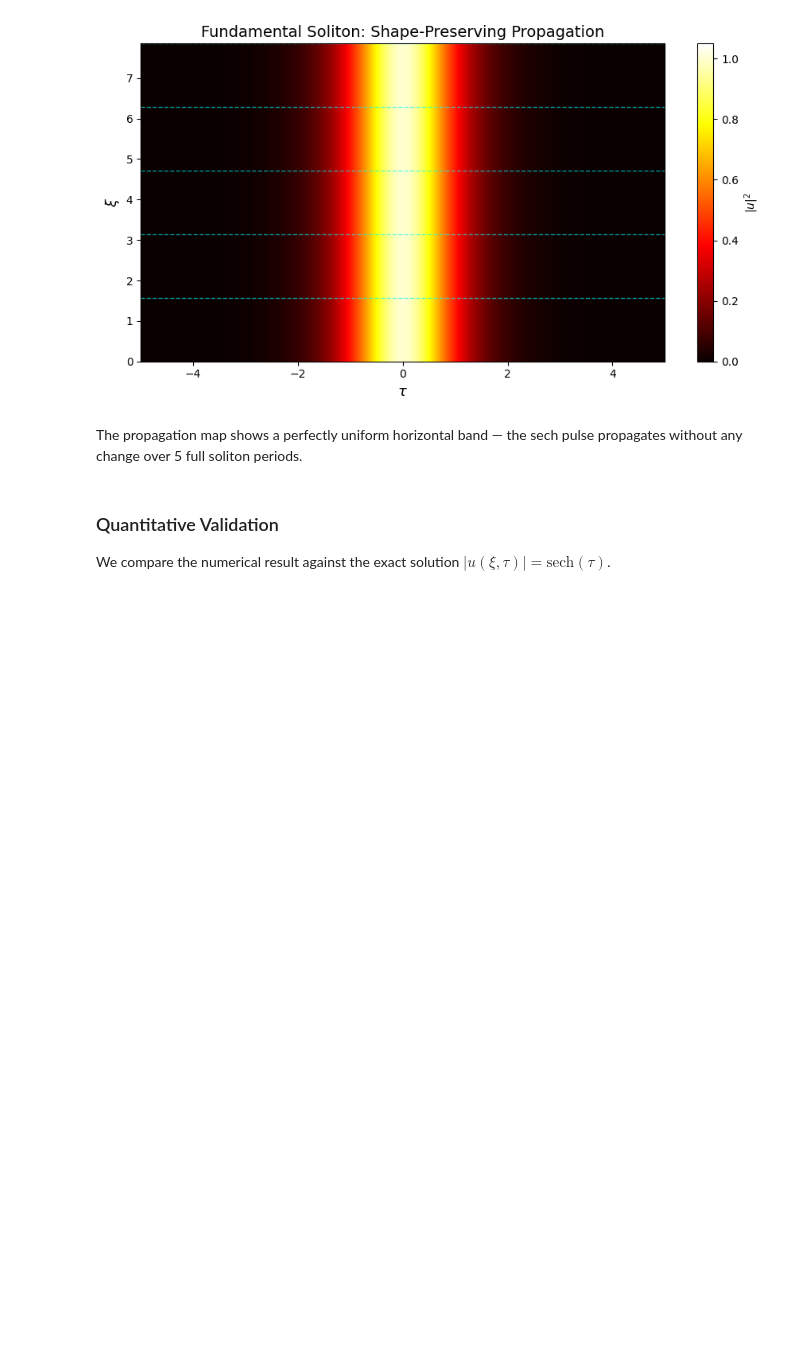
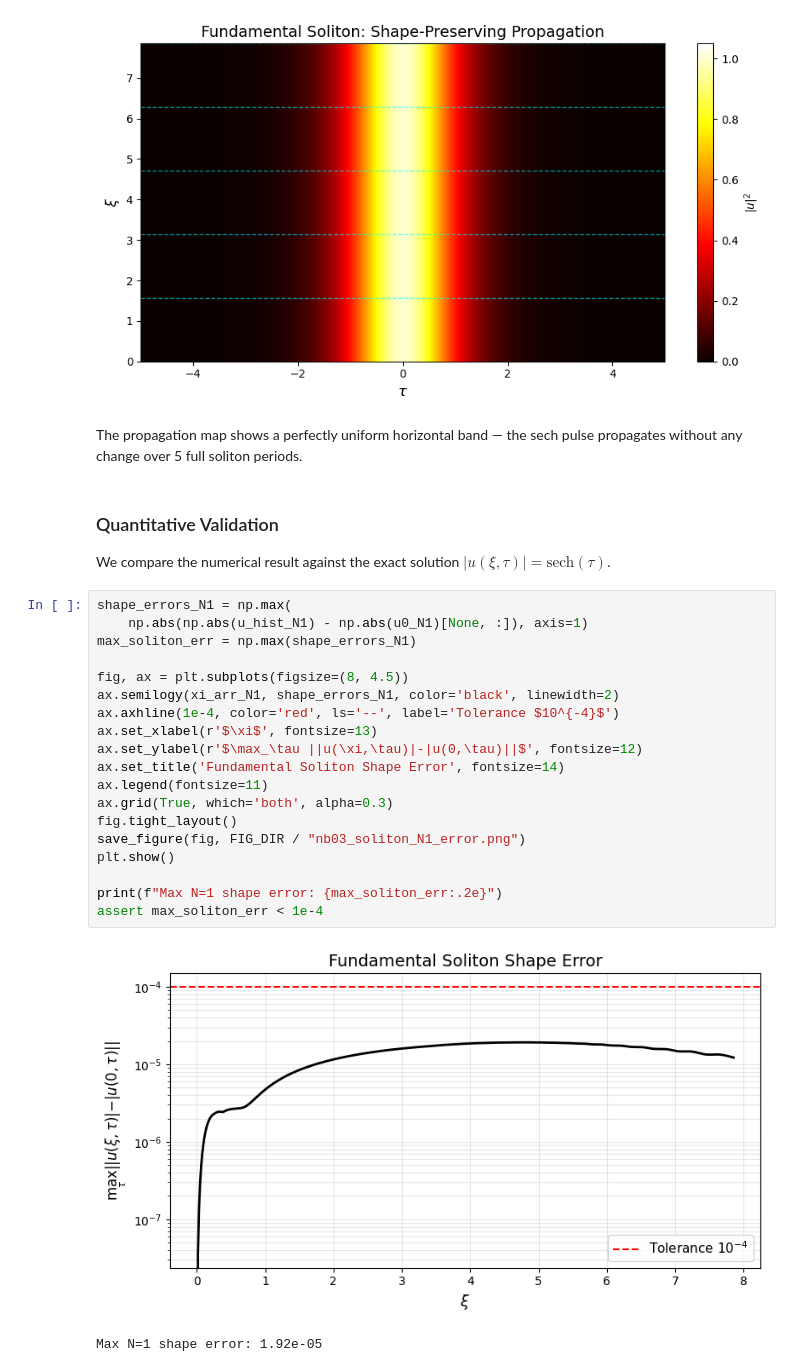
Before and after one commit to abbas-ahmad-cowlar/split-step-fourier-nlse, a Jupyter notebook: notebooks/03_solitons.ipynb, the cells around one changed output. Drawn from its saved outputs; the diff is of its cells as text; blank space fills up the shorter version.

Commit message:
Save 03 solitons figure output

```diff
--- a/notebooks/03_solitons.ipynb
+++ b/notebooks/03_solitons.ipynb
@@ -127,3 +127,25 @@ without any change over 5 full soliton periods.
 ### Quantitative Validation
 
 We compare the numerical result against the exact solution $|u(\xi,\tau)| = \text{sech}(\tau)$.
+# %%
+shape_errors_N1 = np.max(
+    np.abs(np.abs(u_hist_N1) - np.abs(u0_N1)[None, :]), axis=1)
+max_soliton_err = np.max(shape_errors_N1)
+
+fig, ax = plt.subplots(figsize=(8, 4.5))
+ax.semilogy(xi_arr_N1, shape_errors_N1, color='black', linewidth=2)
+ax.axhline(1e-4, color='red', ls='--', label='Tolerance $10^{-4}$')
+ax.set_xlabel(r'$\xi$', fontsize=13)
+ax.set_ylabel(r'$\max_\tau ||u(\xi,\tau)|-|u(0,\tau)||$', fontsize=12)
+ax.set_title('Fundamental Soliton Shape Error', fontsize=14)
+ax.legend(fontsize=11)
+ax.grid(True, which='both', alpha=0.3)
+fig.tight_layout()
+save_figure(fig, FIG_DIR / "nb03_soliton_N1_error.png")
+plt.show()
+
+print(f"Max N=1 shape error: {max_soliton_err:.2e}")
+assert max_soliton_err < 1e-4
+# %% [output]
+[figure, added]
+Max N=1 shape error: 1.92e-05
```
